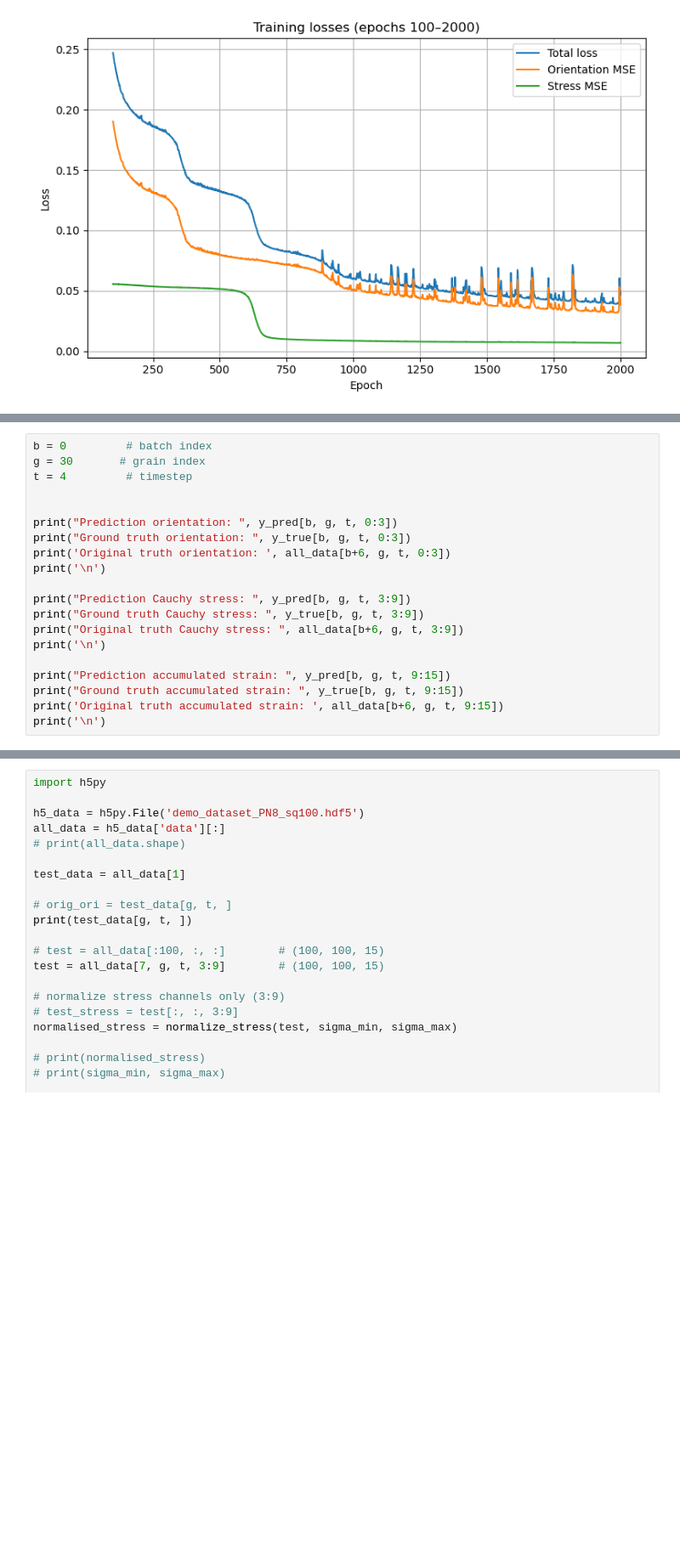
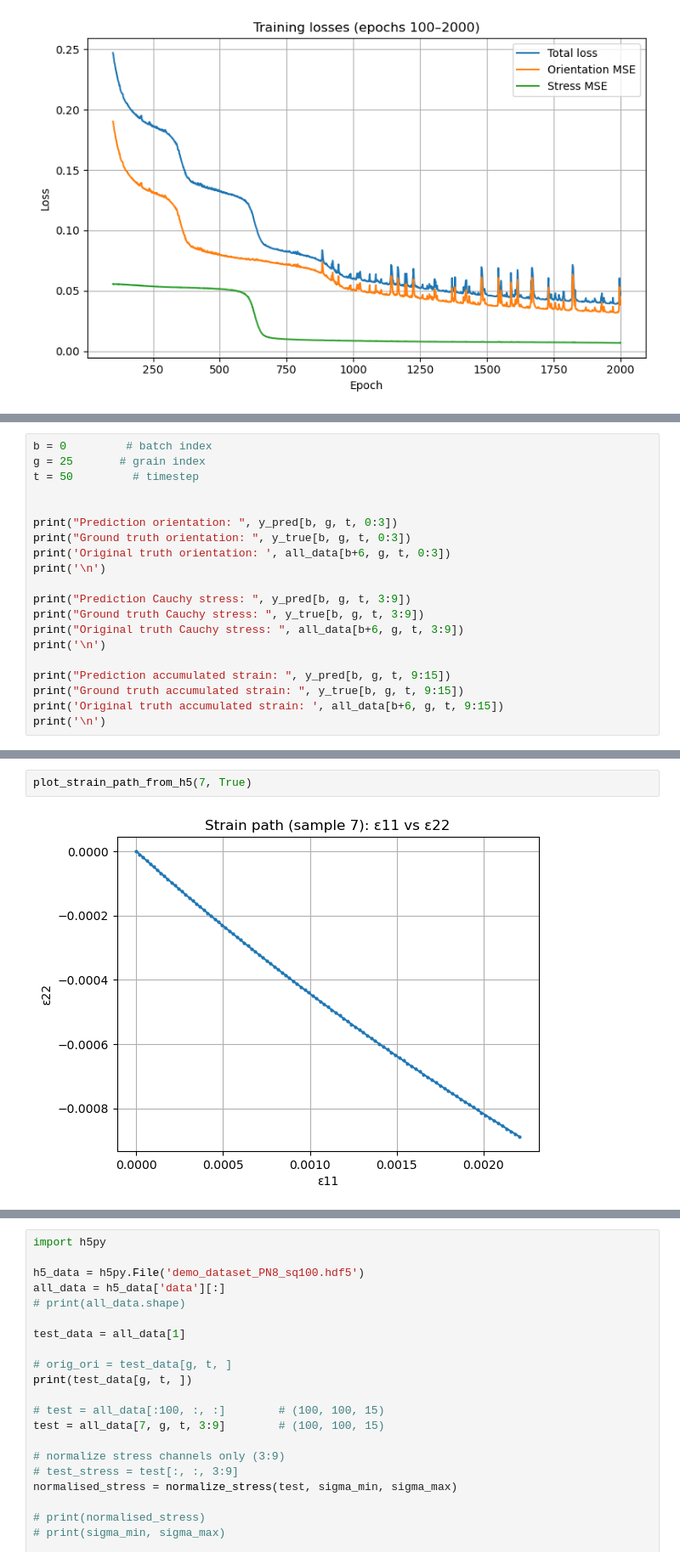
Before and after one commit to Machine-Intelligence-Characterisation/GNN-for-grain-track, a Jupyter notebook: TGNN/tgnn_model.ipynb, the cells around one changed output, grey strips where cells are left out. Shown at 85% size. Saved outputs shown, nothing was run; the diff lists cells and outputs as text; blank space fills up the shorter version.

```diff
--- a/TGNN/tgnn_model.ipynb
+++ b/TGNN/tgnn_model.ipynb
@@ -660,7 +595,7 @@ Stress R²: 0.7501594606092046
 # %%
 b = 0         # batch index
-g = 30       # grain index
-t = 4         # timestep
+g = 25       # grain index
+t = 50         # timestep
 
 
 print("Prediction orientation: ", y_pred[b, g, t, 0:3])
@@ -694,0 +681,4 @@ Original truth accumulated strain:  [ 0.00917 -0.00552 -0.0032  -0.00042 -0.0003
+# %%
+plot_strain_path_from_h5(7, True)
+# %% [output]
+[figure, added]
```
Also changed, not shown: parts of 8 cells of this notebook.
